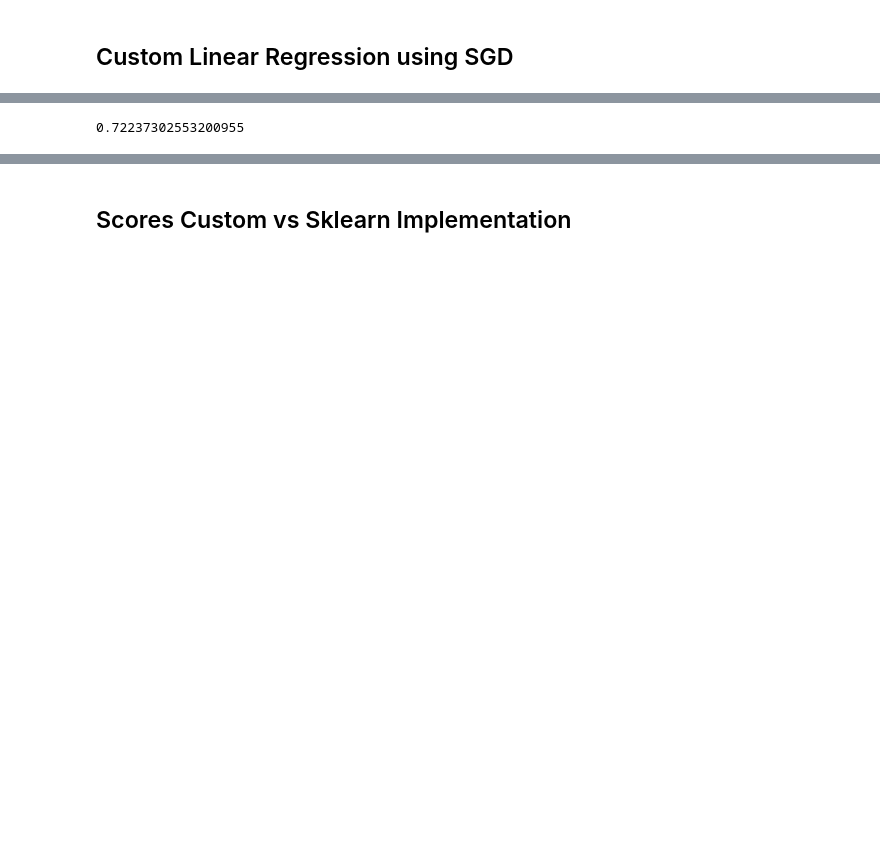
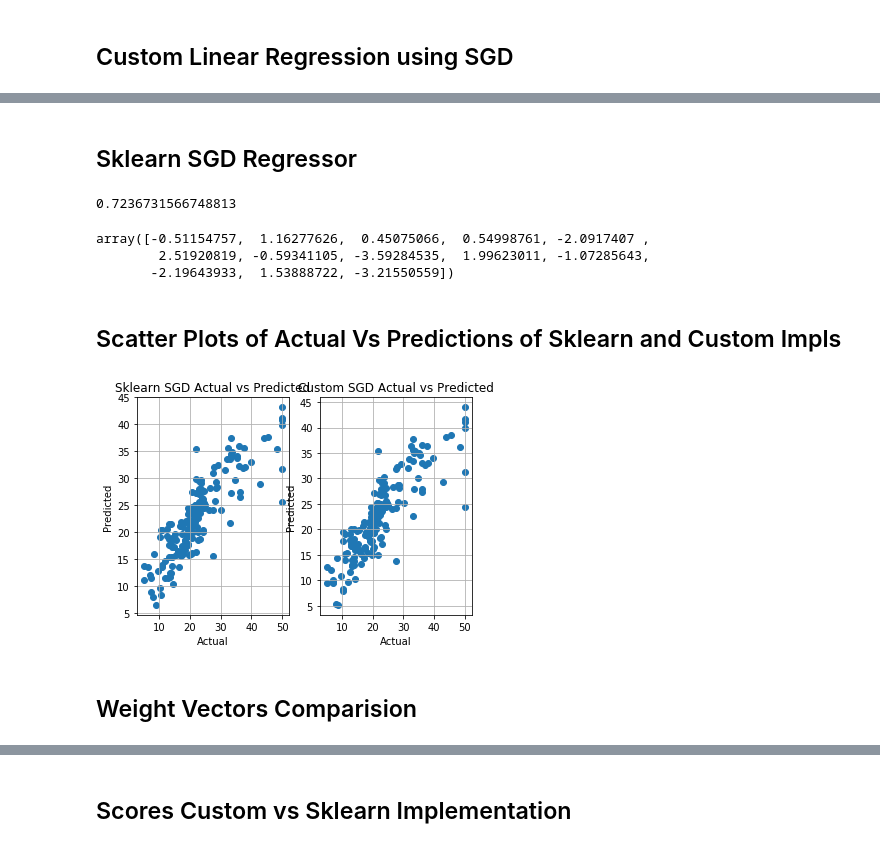
Before and after one commit to vaquarkhan/Applied-AI-Course, a Jupyter notebook: LinearRegression/SGD_LinearRegressionAssignment(Implementing_our_ownLR)/SGD_on_LinearRegression.ipynb, the cells around one changed output, grey strips where cells are left out. Saved outputs shown, nothing was run; the diff lists cells and outputs as text; code cells hidden in the pictures; blank space fills up the shorter version.

Commit message:
CustomSGDLinearRegression

```diff
--- a/LinearRegression/SGD_LinearRegressionAssignment(Implementing_our_ownLR)/SGD_on_LinearRegression.ipynb
+++ b/LinearRegression/SGD_LinearRegressionAssignment(Implementing_our_ownLR)/SGD_on_LinearRegression.ipynb
@@ -200,14 +202,14 @@ def linearRegressionSGD(X,y,w = np.zeros(13),b = 0,iterations=1000,case_size=100
     for iters in range(iterations):
         eta = eta * (1.0/(1+decay_rate*iters))
 
-        X,y =  shuffle(X,y,random_state=0,replace=False)
+        X,y =  shuffle(X,y,random_state=0,replace=True)
 
 
         for i in range(case_size):
             x_mini = X[i:i+case_size]
             y_mini = y[i:i+case_size]
-            #learning rate
-            #eta = eta * (1.0/(1+decay_rate*i))
+
+
             error = y_mini -  predict(x_mini,w,b) #y_act - y_predicted
 
             #partial differentiation w.r.t w
@@ -227,7 +229,7 @@ def linearRegressionSGD(X,y,w = np.zeros(13),b = 0,iterations=1000,case_size=100
 
             costs.append(cost)
 
-            #Stopping Criteria
+
         #Stopping Criteria
         if iters==0:
             w_prev = w;
@@ -272,14 +272,40 @@ score(x_test,y_test,w,b)
-# %%
-from sklearn.linear_model import LinearRegression
-import matplotlib.pyplot as plt
-
-#n_job=no.cores processor, Parallelization
-lr = LinearRegression(n_jobs=4)
-
-lr.fit(x_train,y_train)
-
-y_pred = lr.predict(x_test)
-# %%
-r2_score(y_test,y_pred)
-# %% [output]
-0.72237302553200955
+# %% [markdown]
+## Sklearn SGD Regressor
+# %%
+sgd_lr = SGDRegressor(eta0=0.1,shuffle=True)
+
+sgd_lr.fit(x_train,y_train)
+
+y_pred = sgd_lr.predict(x_test)
+
+r2_score(y_test,y_pred)
+# %% [output]
+0.7236731566748813
+# %%
+sgd_lr.coef_
+# %% [output]
+array([-0.51154757,  1.16277626,  0.45075066,  0.54998761, -2.0917407 ,
+        2.51920819, -0.59341105, -3.59284535,  1.99623011, -1.07285643,
+       -2.19643933,  1.53888722, -3.21550559])
+# %% [markdown]
+## Scatter Plots of Actual Vs Predictions of Sklearn and Custom Impls
+# %%
+plt.subplot(121)
+plt.scatter(x=y_test, y=y_pred);
+plt.title('Sklearn SGD Actual vs Predicted')
+plt.xlabel('Actual')
+plt.ylabel('Predicted')
+plt.grid()
+
+plt.subplot(122)
+plt.scatter(x=y_test, y=predict(x_test,w,b).flatten());
+plt.title('Custom SGD Actual vs Predicted')
+plt.xlabel('Actual')
+plt.ylabel('Predicted')
+plt.grid()
+
+plt.show()
+# %% [output]
+[figure, added]
+# %% [markdown]
+## Weight Vectors Comparision
```
Also changed, not shown: parts of 12 cells of this notebook, 7 other files.
